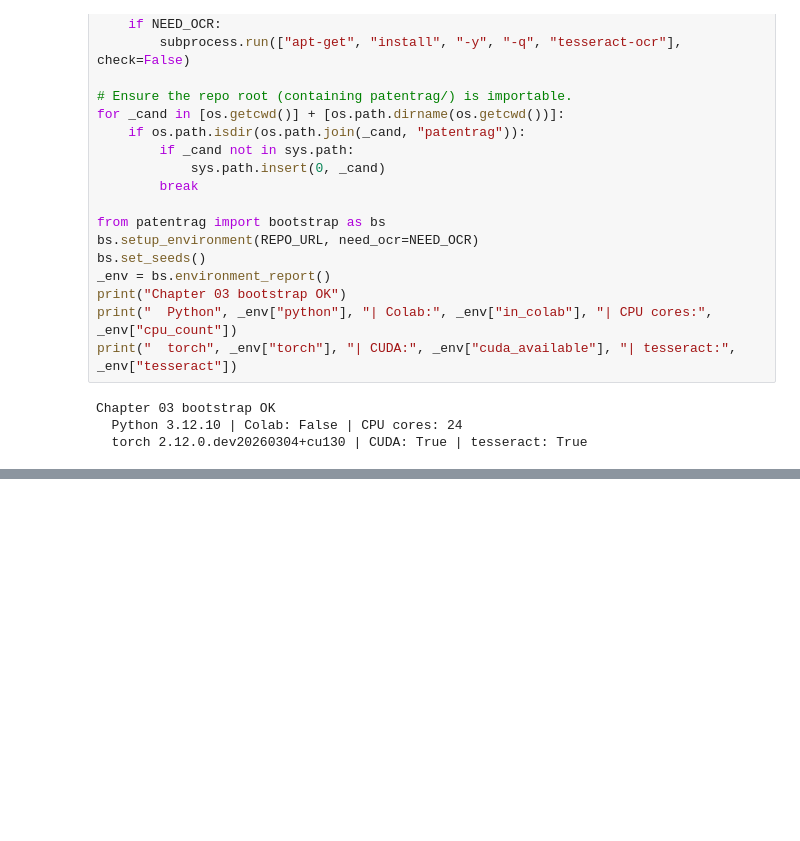
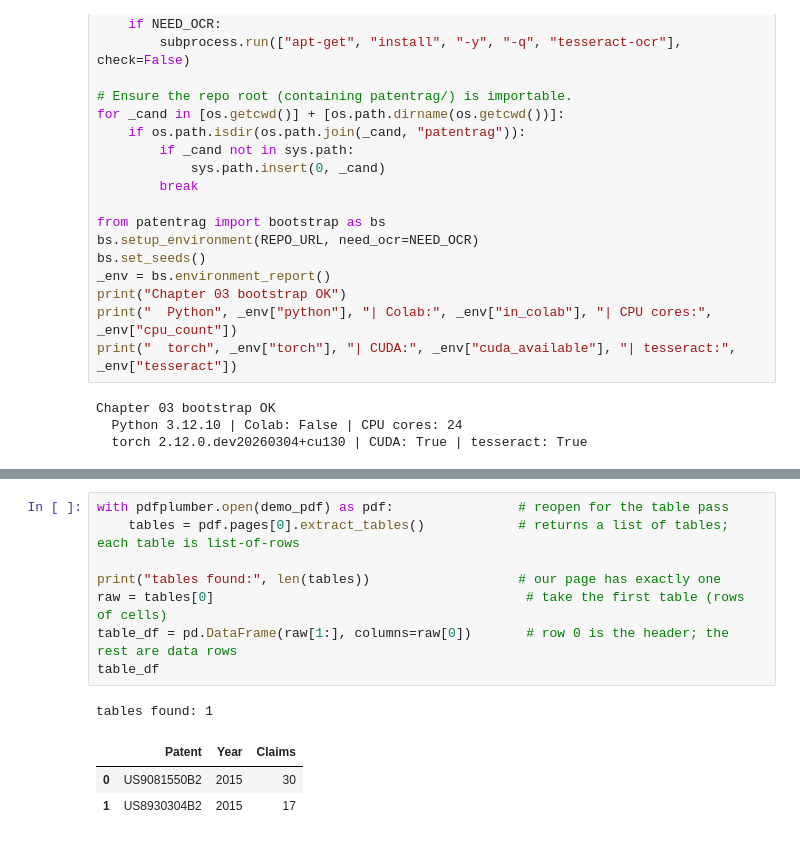
Before and after one commit to rsalehin/patent-rag-masterclass, a Jupyter notebook: notebooks/03_pdf_ocr_layout.ipynb, the cells around one changed output, grey strips where cells are left out. Cells and saved outputs as stored; diff of their text form; blank space fills up the shorter version.

```diff
--- a/notebooks/03_pdf_ocr_layout.ipynb
+++ b/notebooks/03_pdf_ocr_layout.ipynb
@@ -253,0 +234,13 @@ CHAPTER 03 VALIDATION: PASS
+# %%
+with pdfplumber.open(demo_pdf) as pdf:                # reopen for the table pass
+    tables = pdf.pages[0].extract_tables()            # returns a list of tables; each table is list-of-rows
+
+print("tables found:", len(tables))                   # our page has exactly one
+raw = tables[0]                                        # take the first table (rows of cells)
+table_df = pd.DataFrame(raw[1:], columns=raw[0])       # row 0 is the header; the rest are data rows
+table_df
+# %% [output]
+tables found: 1
+|  | Patent | Year | Claims |
+| 0 | US9081550B2 | 2015 | 30 |
+| 1 | US8930304B2 | 2015 | 17 |
```
Also changed, not shown: parts of 50 cells of this notebook.
